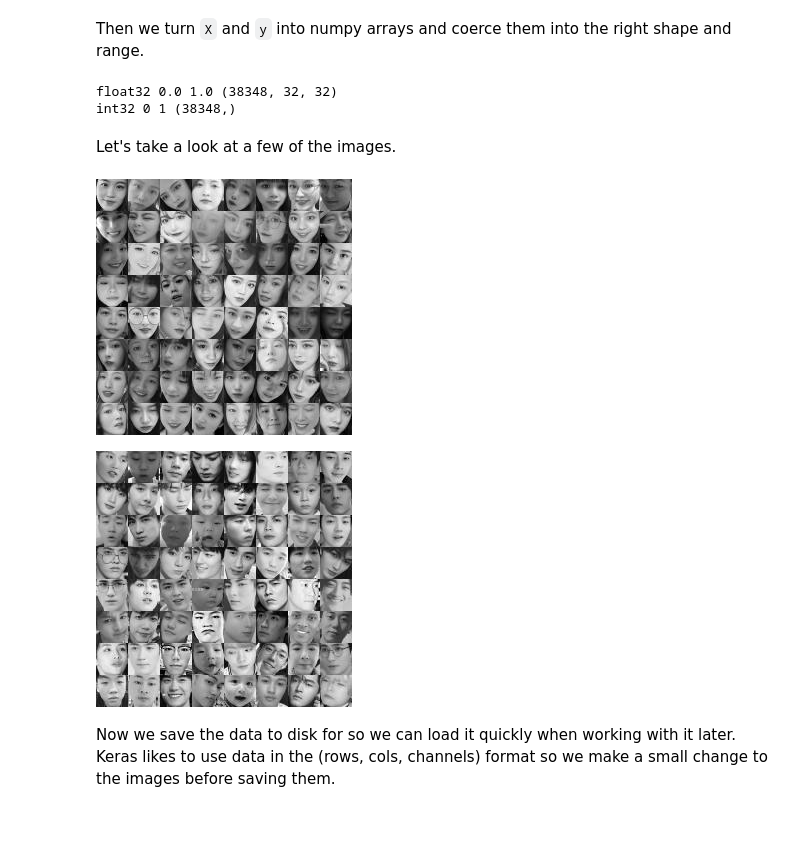
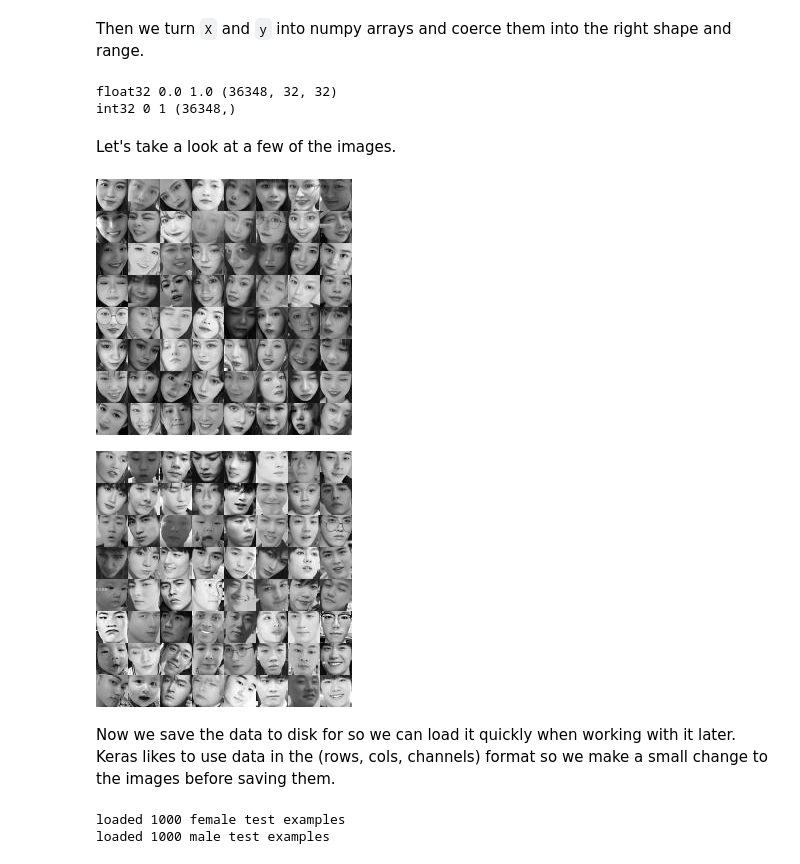
Before and after one commit to yulin6666/SmileCNN, a Jupyter notebook: gender_dataset_prepare.ipynb, the cells around one changed output. Cells and saved outputs as stored; diff of their text form; code cells hidden in the pictures; blank space fills up the shorter version.

```diff
--- a/gender_dataset_prepare.ipynb
+++ b/gender_dataset_prepare.ipynb
@@ -34,22 +34,22 @@ Wall time: 48.3 s
 # %% [markdown]
 Then we turn `X` and `y` into numpy arrays and coerce them into the right shape and range.
 # %%
-X = X.astype(np.float32) / 255.
-y = y.astype(np.int32)
-print X.dtype, X.min(), X.max(), X.shape
-print y.dtype, y.min(), y.max(), y.shape
+x_train = x_train.astype(np.float32) / 255.
+y_train = y_train.astype(np.int32)
+print x_train.dtype, x_train.min(), x_train.max(), x_train.shape
+print y_train.dtype, y_train.min(), y_train.max(), y_train.shape
 # %% [output]
-float32 0.0 1.0 (38348, 32, 32)
-int32 0 1 (38348,)
+float32 0.0 1.0 (36348, 32, 32)
+int32 0 1 (36348,)
 # %% [markdown]
 Let's take a look at a few of the images.
 # %%
 from utils import make_mosaic, show_array
-show_array(255 * make_mosaic(X[:len(negative_paths)], 8), fmt='jpeg') # negative at the beginning
-show_array(255 * make_mosaic(X[-len(positive_paths):], 8), fmt='jpeg') # positive at the end
+show_array(255 * make_mosaic(x_train[:len(negative_paths)], 8), fmt='jpeg') # negative at the beginning
+show_array(255 * make_mosaic(x_train[-len(positive_paths):], 8), fmt='jpeg') # positive at the end
 # %% [output]
-[figure, old version]
+[figure, new version]
-[figure, old version]
+[figure, new version]
 # %% [markdown]
 Now we save the data to disk for so we can load it quickly when working with it later. Keras likes to use data in the (rows, cols, channels) format so we make a small change to the images before saving them.
 # %%
@@ -58,0 +59,10 @@ np.save('y.npy', y)
+# %%
+from utils import list_all_files
+negative_paths = list(list_all_files('../dataset/Gender/testdata/Female/', ['.jpg']))
+print 'loaded', len(negative_paths), 'female test examples'
+positive_paths = list(list_all_files('../dataset/Gender/testdata/Male', ['.jpg']))
+print 'loaded', len(positive_paths), 'male test examples'
+test_data = [(path, 0) for path in negative_paths] + [(path, 1) for path in positive_paths]
+# %% [output]
+loaded 1000 female test examples
+loaded 1000 male test examples
```
Also changed, not shown: parts of 7 cells of this notebook, 3 other files.
